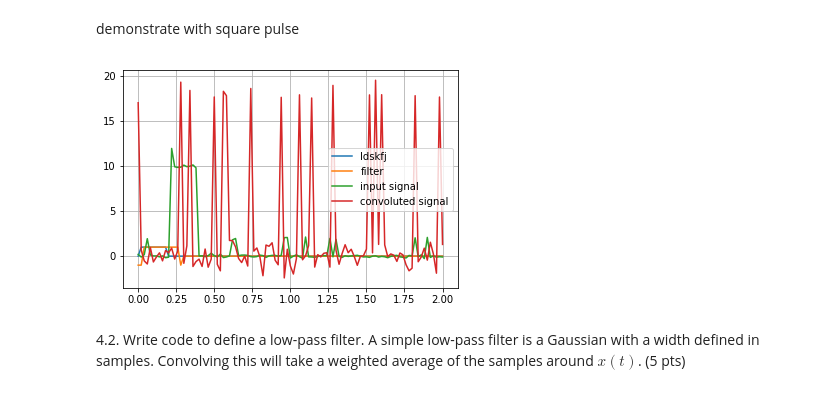
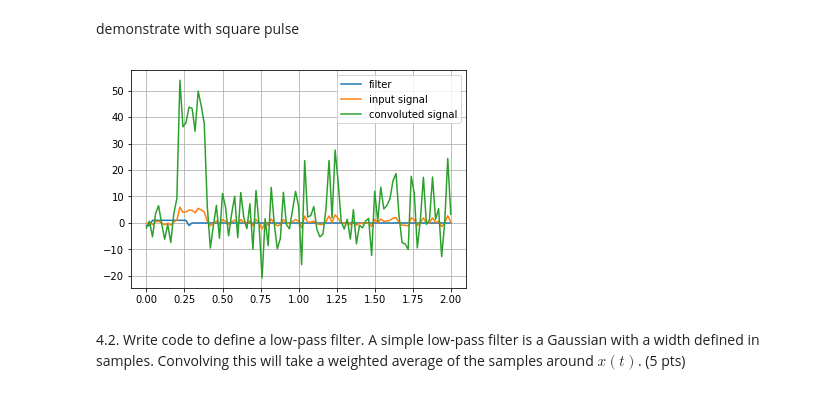
Before and after one commit to brennanmcfarland/computational-perception-class, a Jupyter notebook: CP-A1-bfm21.ipynb, the cells around one changed output. Drawn from its saved outputs; the diff is of its cells as text; code cells hidden in the pictures.

```diff
--- a/CP-A1-bfm21.ipynb
+++ b/CP-A1-bfm21.ipynb
@@ -158,17 +183,16 @@ def square_pulse_filter(a): # TODO: rename this
 def square_pulse():
     return lambda a: np.array([0 < xi < 10 for xi in range(len(a))])
 # %%
-noisy_poisson = noisy_poisson_signal(.1, noise_mean, noise_variance*.01)
+noisy_poisson = noisy_poisson_signal(.1, noise_mean, noise_variance)
 square_filter = square_pulse_filter(np.linspace(0, 2, 101))
-signal = noisy_poisson(np.linspace(0, 2, 101)) + np.roll(square_pulse()(np.linspace(0, 2, 101))*10, 10)
-convoluted_signal = discretely_convolve(noisy_poisson(np.linspace(0, 2, 101)), square_pulse_filter(np.linspace(0, 2, 101)))
+signal = noisy_poisson(np.linspace(0, 2, 101)) + np.roll(square_pulse()(np.linspace(0, 2, 101))*5, 10)
+convoluted_signal = discretely_convolve(signal, square_pulse_filter(np.linspace(0, 2, 101)))
 
-plt.plot(np.linspace(0, 2, 101), square_pulse()(np.linspace(0, 2, 101)), label='ldskfj')
 plt.plot(np.linspace(0, 2, 101), square_filter, label='filter')
 plt.plot(np.linspace(0, 2, 101), signal, label='input signal')
 plt.plot(np.linspace(0, 2, 101), convoluted_signal, label='convoluted signal')
 show_graph()
 # %% [output]
-[figure, old version]
+[figure, new version]
 # %% [markdown]
 4.2. Write code to define a low-pass filter.  A simple low-pass filter is a Gaussian with a width defined in samples.  Convolving this will take a weighted average of the samples around $x(t)$. (5 pts)
```
Also changed, not shown: parts of 10 cells of this notebook, 1 other file.
